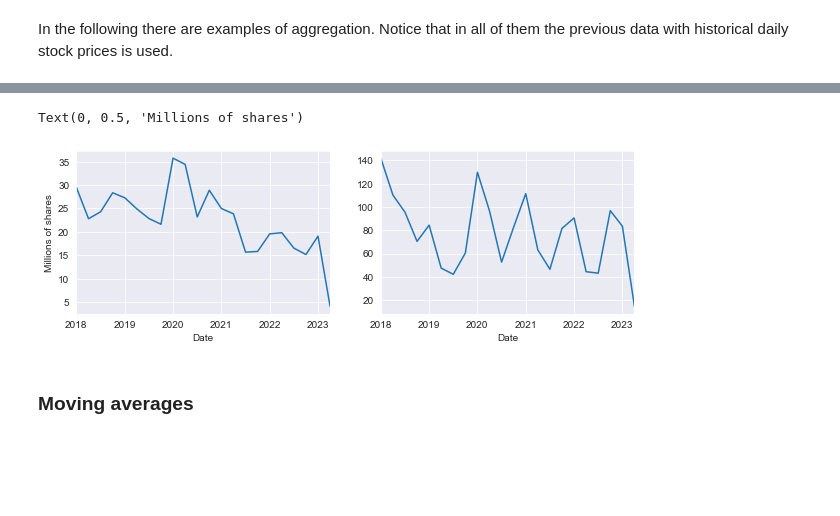
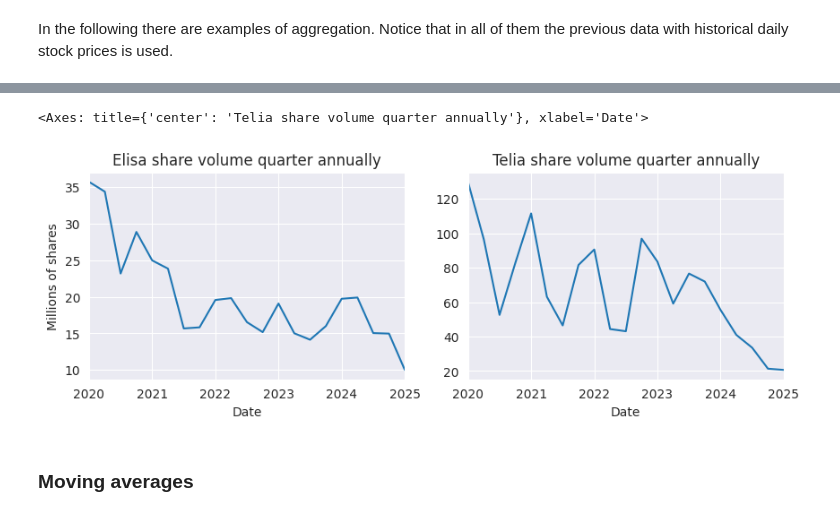
Before and after one commit to juhanurmonen/data-analytics-basics-time-series, a Jupyter notebook: time_series.ipynb, the cells around one changed output, grey strips where cells are left out. Saved outputs shown, nothing was run; the diff lists cells and outputs as text; code cells hidden in the pictures; blank space fills up the shorter version.

```diff
--- a/time_series.ipynb
+++ b/time_series.ipynb
@@ -46,8 +30,8 @@ We can download Elisa and Telia historical stock prices from the Yahoo Finance s
 # %%
 ### Open the data in the dataframes named correspondingly.
 
-elisa = yf.download('ELISA.HE', start = '2018-1-1')
-telia = yf.download('TELIA1.HE', start = '2018-1-1')
+elisa = yf.download('ELISA.HE', start = '2020-1-1', auto_adjust=False)
+telia = yf.download('TELIA1.HE', start = '2020-1-1', auto_adjust=False)
 # %% [output]
 [*********************100%***********************]  1 of 1 completed
 [*********************100%***********************]  1 of 1 completed
@@ -186,14 +160,16 @@ Text(0, 1, 'Euros')
 # %%
 ### The number of volume quarter annually (aggregate by addition)
 ### There may be a sudden drop in the last quarter if the quarter is only beginning
 
 fig, axs = plt.subplots(nrows=1, ncols=2, figsize=(10, 3))
-(elisa['Volume']/1000000).resample('Q').sum().plot(ax=axs[0])
-(telia['Volume']/1000000).resample('Q').sum().plot(ax=axs[1])
-axs[0].set_ylabel('Millions of shares')
+(elisa['Volume']/1000000).resample('QE').sum().plot(ax=axs[0], title='Elisa share volume quarter annually', ylabel='Millions of shares', legend=False)
+(telia['Volume']/1000000).resample('QE').sum().plot(ax=axs[1], title='Telia share volume quarter annually', legend=False)
+
+# Alternatively
+# axs[0].set_ylabel('Millions of shares')
 # %% [output]
-Text(0, 0.5, 'Millions of shares')
+<Axes: title={'center': 'Telia share volume quarter annually'}, xlabel='Date'>
-[figure, old version]
+[figure, new version]
 # %% [markdown]
 ### Moving averages
 # %% [markdown]
```
Also changed, not shown: parts of 31 cells of this notebook.
